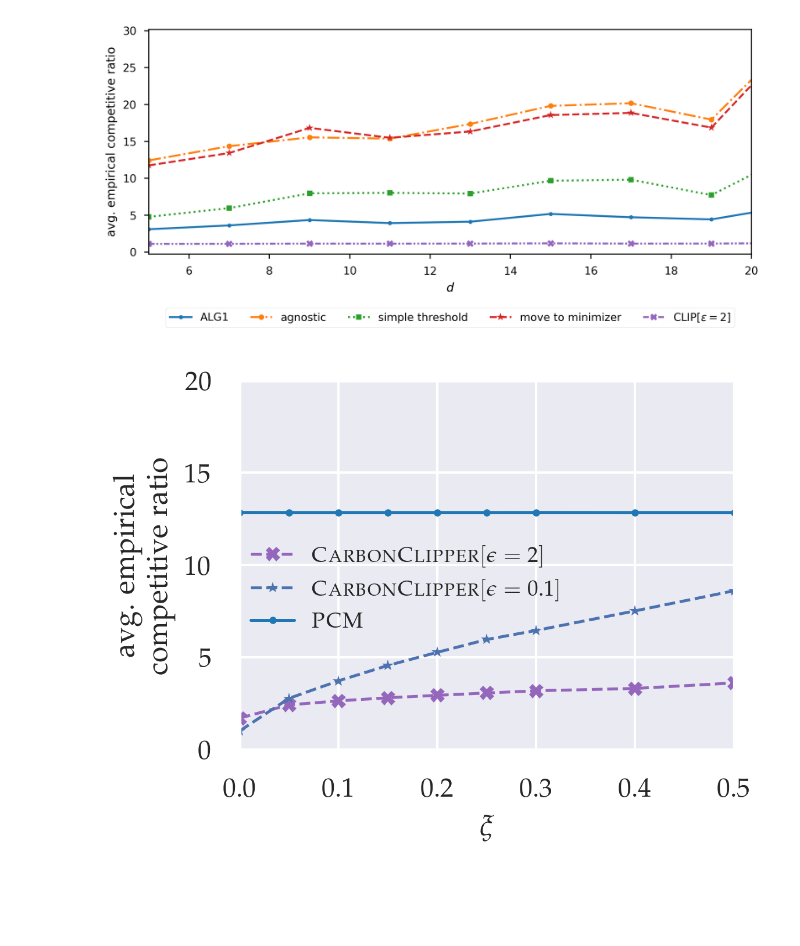
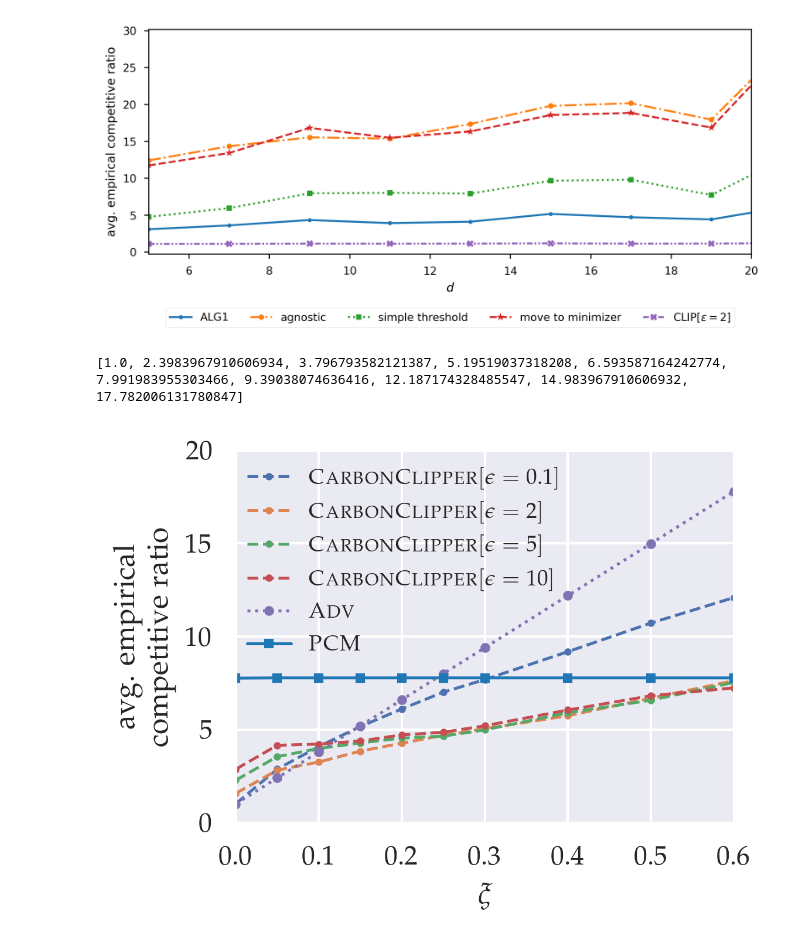
Before and after one commit to umassos/caslb-experiments, a Jupyter notebook: plotting.ipynb, the cells around one changed output. Drawn from its saved outputs; the diff is of its cells as text; code cells hidden in the pictures; blank space fills up the shorter version.

Commit message:
new plots

```diff
--- a/plotting.ipynb
+++ b/plotting.ipynb
@@ -21,7 +21,7 @@ plt.rcParams.update({
 # %%
 gbs = [1, 2, 3, 4, 5, 6, 7, 8, 9, 10]
 lengths = [1, 2, 3, 4, 5, 6, 7, 8, 9, 10]
-subsets = ["crossings", "GDPR", "NA", "noHydro", "random5", "random6", "random7", "random8", "random9", "random10"]
+subsets = ["NA", "noHydro", "candidate1", "candidate2", "candidate3", "candidate4", "candidate5", "candidate6", "candidate7", "candidate8", "candidate9", "candidate10", "candidate11", "candidate12", "candidate13", "candidate14"]
 xis = [0.0, 0.05, 0.1, 0.15, 0.2, 0.25, 0.3, 0.4, 0.5, 0.6]
 results = {}
 for gb in gbs:
@@ -49,7 +49,7 @@ for xi in xis:
     try:
         with open("xi/xi_results{}.pickle".format(xi*100), "rb") as f:
             result = pickle.load(f)
-            results[("xi", xi)] = result
+            results["xi{}".format(xi*100)] = result
     except:
         print("nothing here")
 # %%
@@ -227,6 +227,8 @@ plt.legend(loc='center right', fontsize=7, frameon=False)
 # for each subset, plot the CDF
 
 for subset in subsets:
+    if subset in ["candidate4", "candidate6", "candidate7", "candidate8", "candidate12", "candidate13", "candidate14"]:
+        continue
     cost_opts = results[("subset", subset)]["cost_opts"]
     cost_pcms = results[("subset", subset)]["cost_pcms"]
     cost_greedys = results[("subset", subset)]["cost_greedys"]
@@ -262,7 +264,10 @@ for subset in subsets:
     plt.ylabel("cumulative density", fontsize=12)
     # move legend to the right
     plt.legend(loc='lower right', bbox_to_anchor=(1.025, 0.0), fontsize=7, frameon=False)
-    plt.xlabel("empirical CR on {} subset".format(subset), fontsize=12)
-    plt.xlim(0.9, 15)
-    plt.savefig("plots/cdf_{}.pdf".format(subset), bbox_inches='tight', pad_inches=0)
+    subsetname = subset
+    if subset == "candidate11":
+        subsetname = "mixed"
+    plt.xlabel("empirical CR on {} subset".format(subsetname), fontsize=12)
+    plt.xlim(0.1, 30)
+    plt.savefig("plots/cdf_{}.pdf".format(subsetname), bbox_inches='tight', pad_inches=0)
 # %% [output]
@@ -305,58 +309,73 @@ plt.savefig("plots/legend.pdf", bbox_inches='tight')
 
 # compute average competitive ratio for each setting of UL
 pcms = []
+advs = []
+greedys = []
 clip0s = []
 clip2s = []
 clip5s = []
 clip10s = []
 for xi in xis:
-    cost_opts = results[("xi", xi)]["cost_opts"]
-    cost_pcms = results[("xi", xi)]["cost_pcms"]
-    cost_clip0s = results[("xi", xi)]["cost_clip0s"]
-    cost_clip2s = results[("xi", xi)]["cost_clip2s"]
-    # cost_clip5s = results[("xi", xi)]["cost_clip5s"]
-    # cost_clip10s = results[("xi", xi)]["cost_clip10s"]
+    cost_opts = results["xi{}".format(xi*100)]["cost_opts"]
+    bad_costs = results["xi{}".format(xi*100)]["cost_advs"]
+    cost_pcms = results["xi{}".format(xi*100)]["cost_pcms"]
+    cost_greedys = results["xi{}".format(xi*100)]["cost_greedys"]
+    cost_clip0s = results["xi{}".format(xi*100)]["cost_clip0s"]
+    cost_clip2s = results["xi{}".format(xi*100)]["cost_clip2s"]
+    cost_clip5s = results["xi{}".format(xi*100)]["cost_clip5s"]
+    cost_clip10s = results["xi{}".format(xi*100)]["cost_clip10s"]
+
+    cost_advs = ((xi)*np.array(bad_costs)) + (1-xi)*np.array(cost_opts)
 
     # if U == 550:
     #     cost_opts = results[("GB", gb)]["cost_opts"] / 2 + 1
     #     cost_pcms = results[("GB", gb)]["cost_pcms"] / 2 + 1
     #     cost_greedys = results[("GB", gb)]["cost_greedys"] / 2 + 1
     #     cost_agnostics = results[("GB", gb)]["cost_agnostics"] / 2 + 1
     #     cost_constThresholds = results[("GB", gb)]["cost_constThresholds"] / 2 + 1
     #     cost_clip0s = results[("GB", gb)]["cost_clip0s"] / 2 + 1
     #     cost_clip2s = results[("GB", gb)]["cost_clip2s"] / 2 + 1
     #     cost_baseline2s = results[("GB", gb)]["cost_baseline2s"] / 2 + 1
 
 
     crPCM = (np.array(cost_pcms) / np.array(cost_opts)).mean()
+    crAdv = (np.array(cost_advs) / np.array(cost_opts)).mean()
+    crGreedy = (np.array(cost_greedys) / np.array(cost_opts)).mean()
     crClip0 = (np.array(cost_clip0s) / np.array(cost_opts)).mean()
     crClip2 = (np.array(cost_clip2s) / np.array(cost_opts)).mean()
-    # crClip5 = (np.array(cost_clip5s) / np.array(cost_opts)).mean()
-    # crClip10 = (np.array(cost_clip10s) / np.array(cost_opts)).mean()
+    crClip5 = (np.array(cost_clip5s) / np.array(cost_opts)).mean()
+    crClip10 = (np.array(cost_clip10s) / np.array(cost_opts)).mean()
 
     pcms.append(crPCM)
+    advs.append(crAdv)
+    greedys.append(crGreedy)
     clip0s.append(crClip0)
     clip2s.append(crClip2)
-    # clip5s.append(crClip5)
-    # clip10s.append(crClip10)
+    clip5s.append(crClip5)
+    clip10s.append(crClip10)
+
+print(advs)
 
 # plot the average competitive ratio
 plt.figure(figsize=(3.6575, 2.75), dpi=300)
 lw = 1.2
-# plt.plot(xis, clip10s, label="$\\textsc{CarbonClipper}[\\epsilon = 10]$", marker='s', linestyle='dashed', markersize=5, linewidth=lw)
-# plt.plot(xis, clip5s, label="$\\textsc{CarbonClipper}[\\epsilon = 5]$", marker='p', linestyle='dashed', markersize=5, linewidth=lw)
-plt.plot(xis, clip2s, label="$\\textsc{CarbonClipper}[\\epsilon = 2]$", color='#9467bd', marker='X', linestyle='dashed', markersize=6, linewidth=lw)
-plt.plot(xis, clip0s, label="$\\textsc{CarbonClipper}[\\epsilon = 0.1]$", marker='*', linestyle='dashed', markersize=5, linewidth=lw)
-plt.plot(xis, pcms, label='$\\textsc{PCM}$', marker='.', color='#1f77b4', linestyle='solid', markersize=6, linewidth=lw)
-plt.xlim(0, 0.5)
+plt.plot(xis, clip0s, label="$\\textsc{CarbonClipper}[\\epsilon = 0.1]$", marker='.', linestyle='dashed', markersize=4, linewidth=lw)
+plt.plot(xis, clip2s, label="$\\textsc{CarbonClipper}[\\epsilon = 2]$", marker='.', linestyle='dashed', markersize=4, linewidth=lw)
+plt.plot(xis, clip5s, label="$\\textsc{CarbonClipper}[\\epsilon = 5]$", marker='.', linestyle='dashed', markersize=4, linewidth=lw)
+plt.plot(xis, clip10s, label="$\\textsc{CarbonClipper}[\\epsilon = 10]$", marker='.', linestyle='dashed', markersize=4, linewidth=lw)
+plt.plot(xis, advs, label="$\\textsc{Adv}$", marker='.', linestyle='dotted', markersize=6, linewidth=lw)
+plt.plot(xis, pcms, label='$\\textsc{PCM}$', marker='s', color='#1f77b4', linestyle='solid', markersize=3, linewidth=lw)
+# plt.plot(xis, greedys, label='greedy policy', marker='o', linestyle='dashdot', markersize=3, linewidth=lw)
+plt.xlim(0, 0.6)
 
 plt.ylim(0, 20)
 plt.yticks([0, 5, 10, 15, 20])
 
 # legend in three columns at the top
-plt.legend(ncol=1, loc=(0.005,0.29), fontsize=9, frameon=False)
+plt.legend(ncol=1, loc=(0.005,0.42), fontsize=9, frameon=False)
 plt.xlabel("$\\xi$", fontsize=12)
 plt.ylabel("avg. empirical\n competitive ratio", fontsize=12)
 plt.savefig("plots/xi.pdf", bbox_inches='tight', pad_inches=0)
 # %% [output]
+[1.0, 2.3983967910606934, 3.796793582121387, 5.19519037318208, 6.593587164242774, 7.991983955303466, 9.39038074636416, 12.187174328485547, 14.983967910606932, 17.782006131780847]
-[figure, old version]
+[figure, new version]
```
Also changed, not shown: parts of 4 cells of this notebook, 22 other files.
